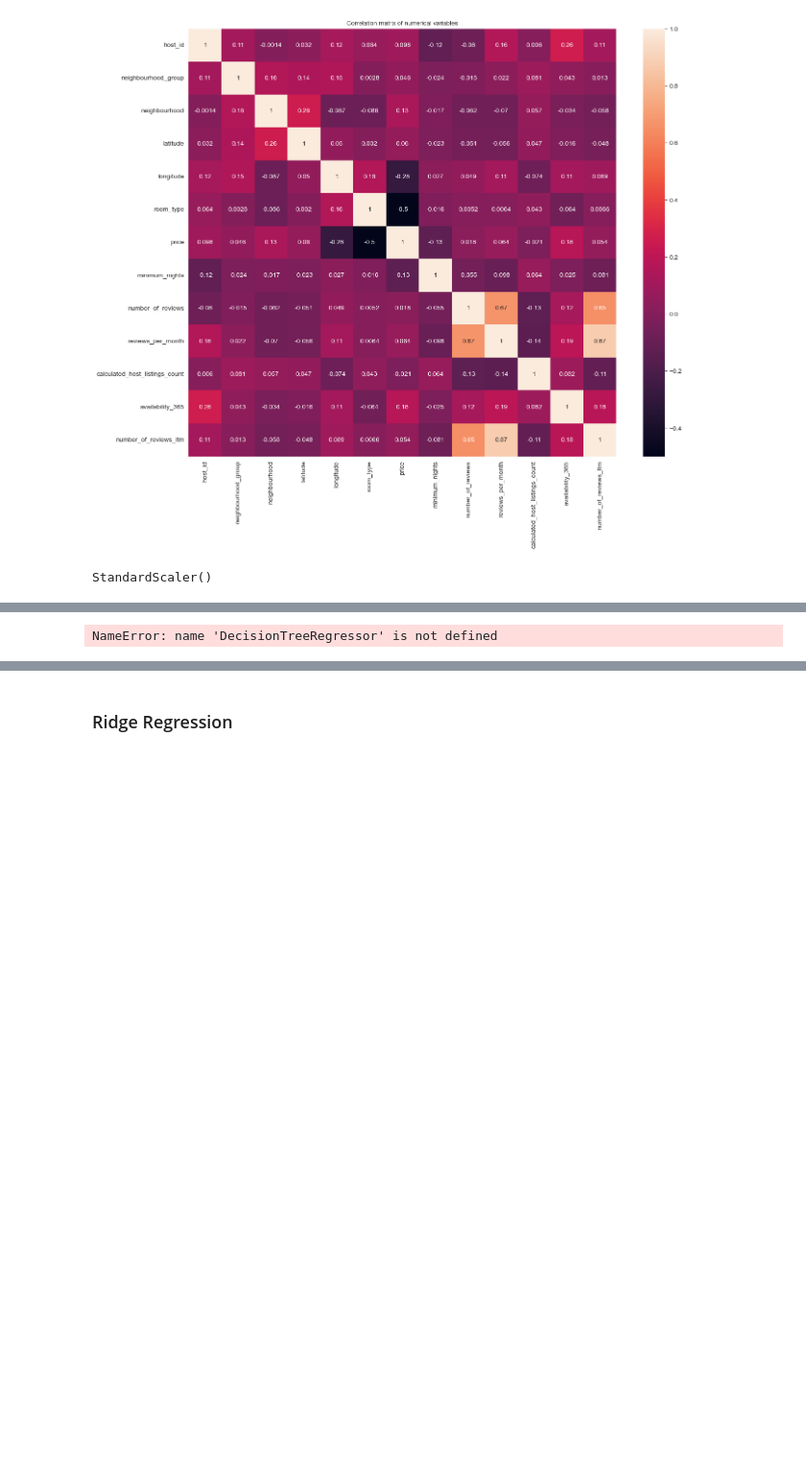
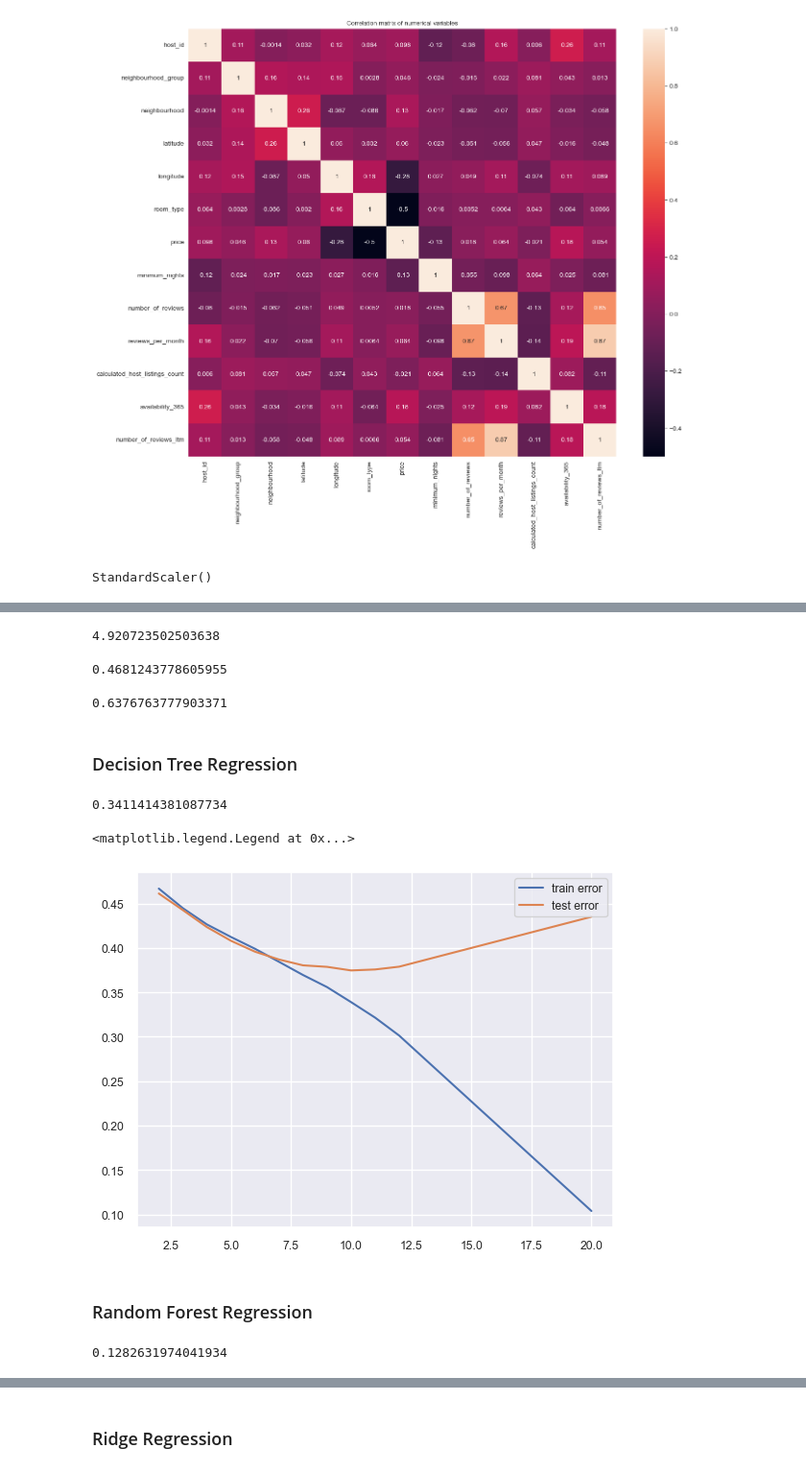
Before and after one commit to colorpool/FinalPro_NYCAirbnb, a Jupyter notebook: Airbnb_2023_11.ipynb, the cells around one changed output, grey strips where cells are left out. Shown at 96% size. Drawn from its saved outputs; the diff is of its cells as text; code cells hidden in the pictures; blank space fills up the shorter version.

Commit message:
Finish Linear/DTR/RDT/Lasso/Ridge Regression

```diff
--- a/Airbnb_2023_11.ipynb
+++ b/Airbnb_2023_11.ipynb
@@ -676,0 +670,3 @@ X_test_scaled = pd.DataFrame(scaler.transform(X_test.iloc[:, 1:]),
+# %%
+reg = LinearRegression()
+reg.fit(X_train_scaled, y_train)
@@ -677,9 +681,53 @@ X_test_scaled = pd.DataFrame(scaler.transform(X_test.iloc[:, 1:]),
+# %%
+reg.intercept_
+# %% [output]
+4.920723502503638
+# %%
+mean_absolute_error(y_train,reg.predict(X_train_scaled))
+# %% [output]
+0.4681243778605955
+# %%
+mean_squared_error(y_train,reg.predict(X_train_scaled))**0.5
+# %% [output]
+0.6376763777903371
+# %% [markdown]
+### Decision Tree Regression
 # %%
+from sklearn.tree import DecisionTreeRegressor
+
 # train Decision Tree regression model
-decisiontree = DecisionTreeRegressor(max_depth = 10, min_samples_split = 5)
-decisiontree.fit(X_train, y_train)
+decisiontree = DecisionTreeRegressor(max_depth=10, min_samples_split=5)
+decisiontree.fit(X_train_scaled, y_train)
 
 #evaluating train error
-mean_absolute_error(y_train,decisiontree.predict(X_train))
+mean_absolute_error(y_train, decisiontree.predict(X_train_scaled))
 # %% [output]
-NameError: name 'DecisionTreeRegressor' is not defined
+0.3411414381087734
+# %%
+max_depth_list = [2, 3, 4, 5, 6, 7, 8, 9, 10, 11, 12, 20]
+train_error = []
+test_error = []
+
+for md in max_depth_list:
+    decisiontree = DecisionTreeRegressor(max_depth=md, min_samples_split=2)
+    decisiontree.fit(X_train_scaled, y_train)
+    train_error.append(mean_absolute_error(y_train, decisiontree.predict(X_train_scaled)))
+    test_error.append(mean_absolute_error(y_test, decisiontree.predict(X_test_scaled)))
+
+plt.plot(max_depth_list, train_error, label='train error')
+plt.plot(max_depth_list, test_error, label='test error')
+plt.legend()
+# %% [output]
+<matplotlib.legend.Legend at 0x...>
+[figure, added]
+# %% [markdown]
+### Random Forest Regression
+# %%
+from sklearn.ensemble import RandomForestRegressor
+
+# Fitting a Random Forest Regressor
+randomf = RandomForestRegressor()
+randomf.fit(X_train_scaled, y_train)
+mean_absolute_error(y_train, randomf.predict(X_train_scaled))
+# %% [output]
+0.1282631974041934
```
Also changed, not shown: parts of 16 cells of this notebook, 1 other file.
